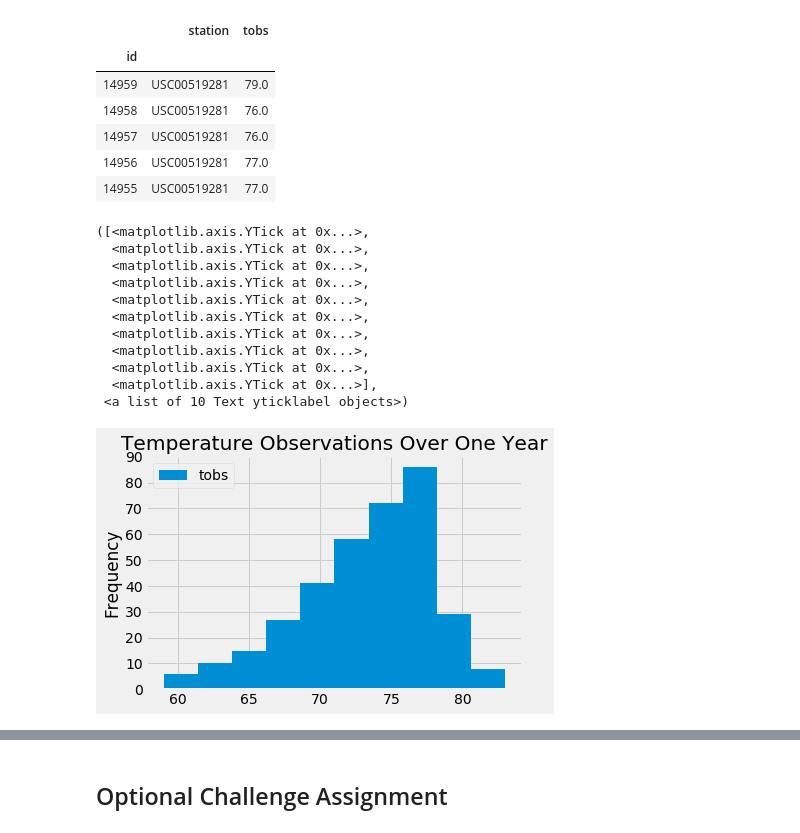
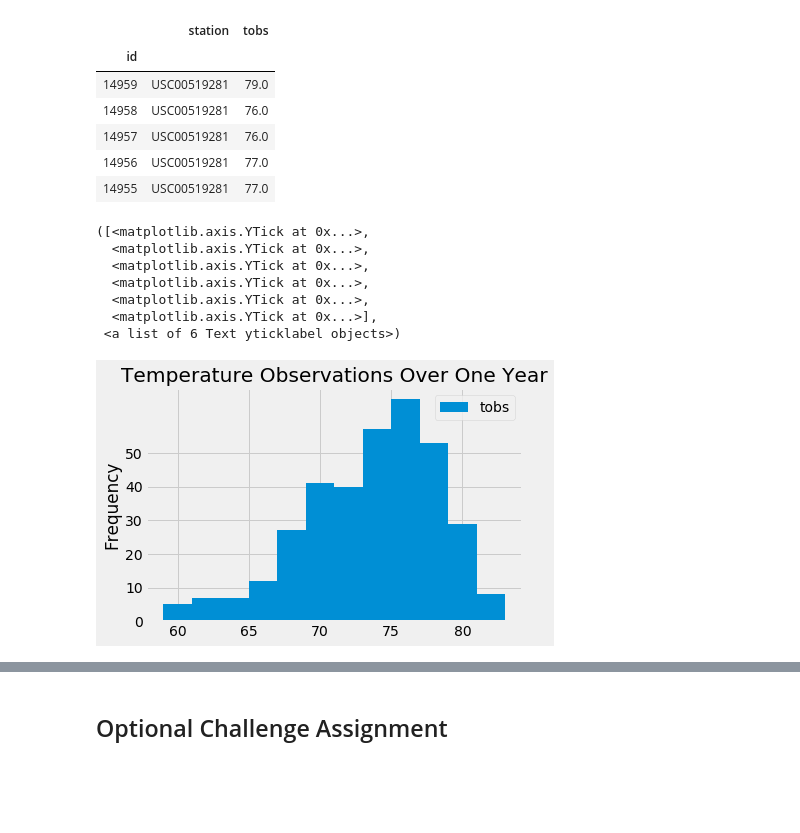
Before and after one commit to JKx2020/sqlalchemy-challenge, a Jupyter notebook: climate_starter.ipynb, the cells around one changed output, grey strips where cells are left out. Cells and saved outputs as stored; diff of their text form; code cells hidden in the pictures; blank space fills up the shorter version.

```diff
--- a/climate_starter.ipynb
+++ b/climate_starter.ipynb
@@ -236,22 +237,18 @@ tempdata_df.head()
 | 14955 | USC00519281 | 77.0 |
 # %%
 #histogram of results
-tempdata_plot.plot(kind='hist', title = 'Temperature Observations Over One Year')
+tempdata_plot.plot(kind='hist', title = 'Temperature Observations Over One Year', bins=12)
 
-plt.yticks(np.arange(0,100,10))
+plt.yticks(np.arange(0,60,10))
 # %% [output]
 ([<matplotlib.axis.YTick at 0x...>,
   <matplotlib.axis.YTick at 0x...>,
   <matplotlib.axis.YTick at 0x...>,
   <matplotlib.axis.YTick at 0x...>,
   <matplotlib.axis.YTick at 0x...>,
-  <matplotlib.axis.YTick at 0x...>,
-  <matplotlib.axis.YTick at 0x...>,
-  <matplotlib.axis.YTick at 0x...>,
-  <matplotlib.axis.YTick at 0x...>,
   <matplotlib.axis.YTick at 0x...>],
- <a list of 10 Text yticklabel objects>)
+ <a list of 6 Text yticklabel objects>)
-[figure, old version]
+[figure, new version]
 # %% [markdown]
 ![precipitation](Images/station-histogram.png)
 # %%
```
Also changed, not shown: parts of 5 cells of this notebook.
